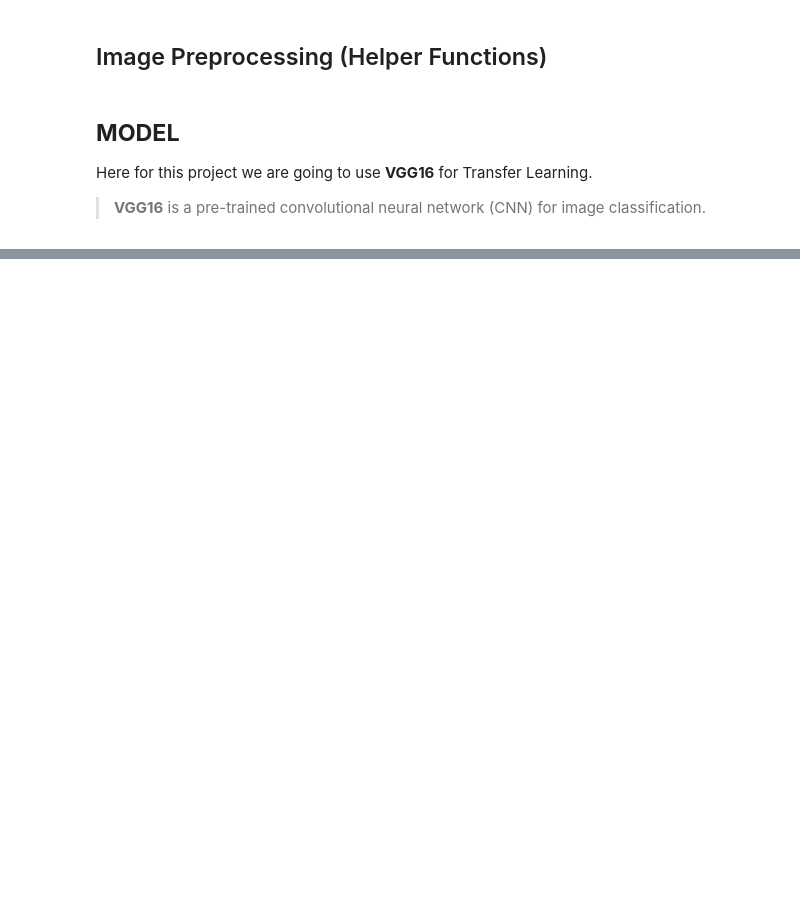
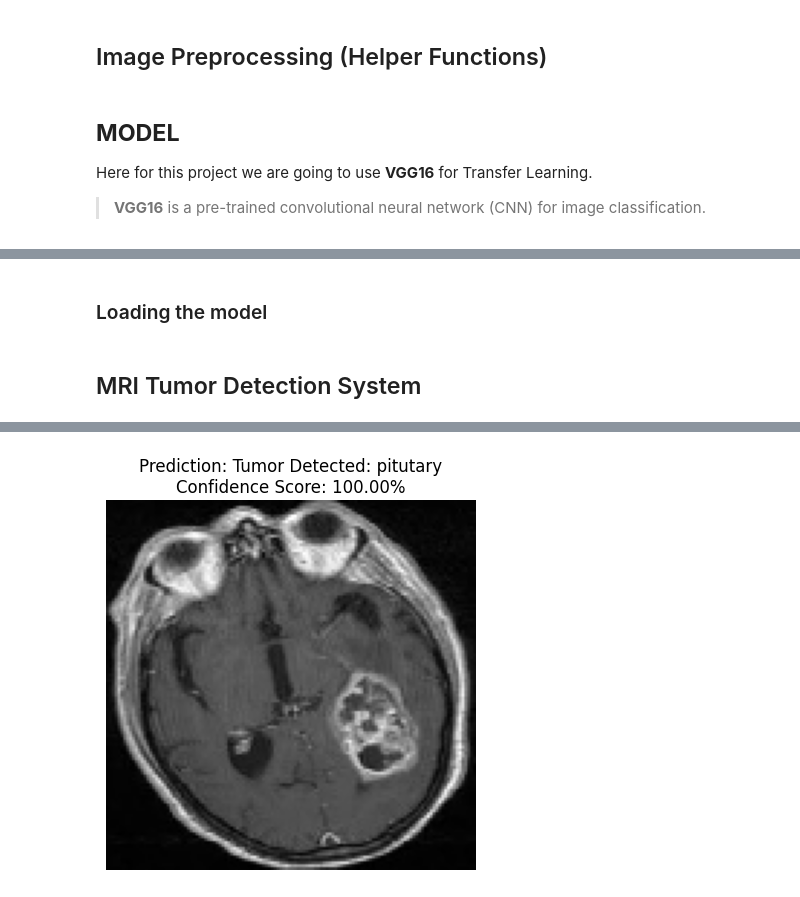
Before and after one commit to harmanbajwa2954/MRI_Brain_Tumor_Detection, a Jupyter notebook: Type_of_Brain_Tumor.ipynb, the cells around one changed output, grey strips where cells are left out. Saved outputs shown, nothing was run; the diff lists cells and outputs as text; code cells hidden in the pictures; blank space fills up the shorter version.

```diff
--- a/Type_of_Brain_Tumor.ipynb
+++ b/Type_of_Brain_Tumor.ipynb
@@ -169,0 +269,2 @@ history = model.fit(
+# %% [markdown]
+### Loading the model
@@ -169,0 +275,36 @@ history = model.fit(
+# %% [markdown]
+## MRI Tumor Detection System
+# %%
+from keras.preprocessing.image import load_img, img_to_array
+import numpy as np
+
+class_labels = ['meningioma', 'pitutary', 'notumor', 'glioma']
+
+def detect_and_display(image_path, model):
+  try:
+    #loading image
+    img = load_img(image_path, target_size=(128,128))
+    img_array = img_to_array(img)
+    img_array = np.expand_dims(img_array, axis=0)
+
+    #prediction
+    predicitons = model.predict(img_array)
+    predicted_class_index = np.argmax(predicitons)
+    confidence_score = np.max(predicitons, axis=1)[0]
+
+    #determining the class from predicted class
+    if class_labels[predicted_class_index] == 'notumor':
+      return 'No Tumor Detected'
+    else:
+      result = f'Tumor Detected: {class_labels[predicted_class_index]}'
+    #display
+    plt.imshow(img)
+    plt.axis('off')
+    plt.title(f'Prediction: {result}\nConfidence Score: {confidence_score*100:.2f}%')
+    plt.show()
+  except Exception as e:
+    print(f'Error processing the image: {str(e)}')
+# %%
+img_path = '/content/Te-meTr_0001.jpg'
+detect_and_display(img_path, model)
+# %% [output]
@@ -169,0 +312 @@ history = model.fit(
+[figure, added]
```
Also changed, not shown: parts of 18 cells of this notebook.
